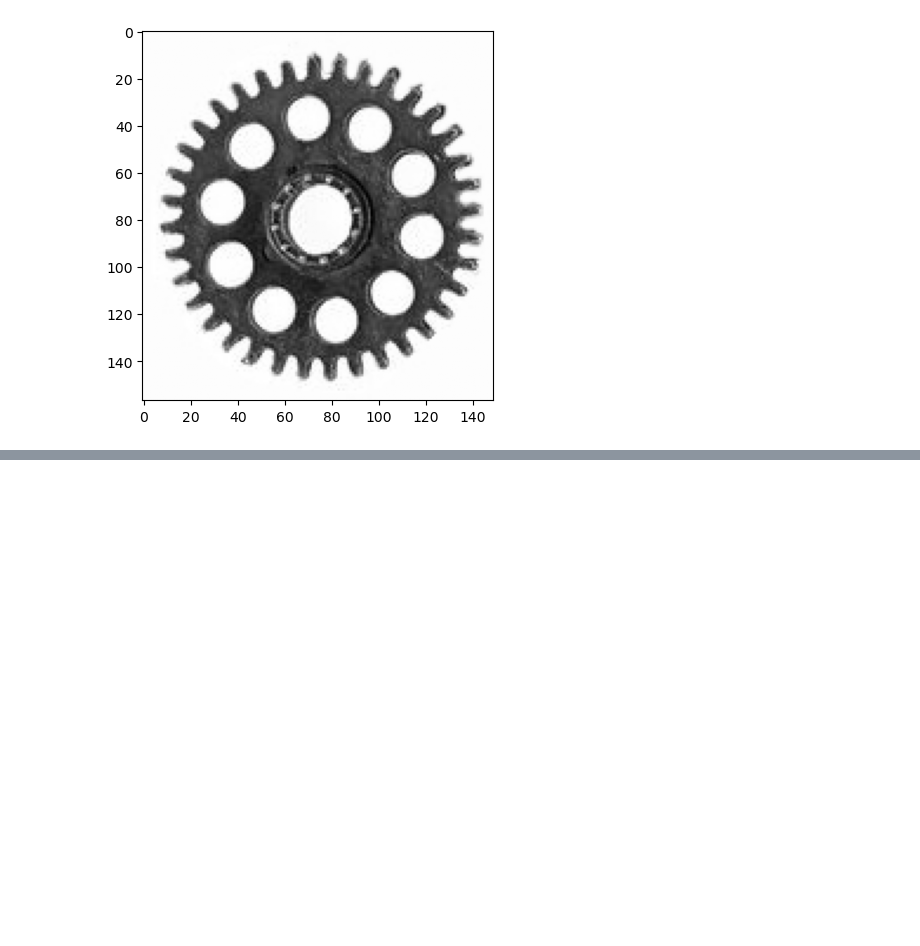
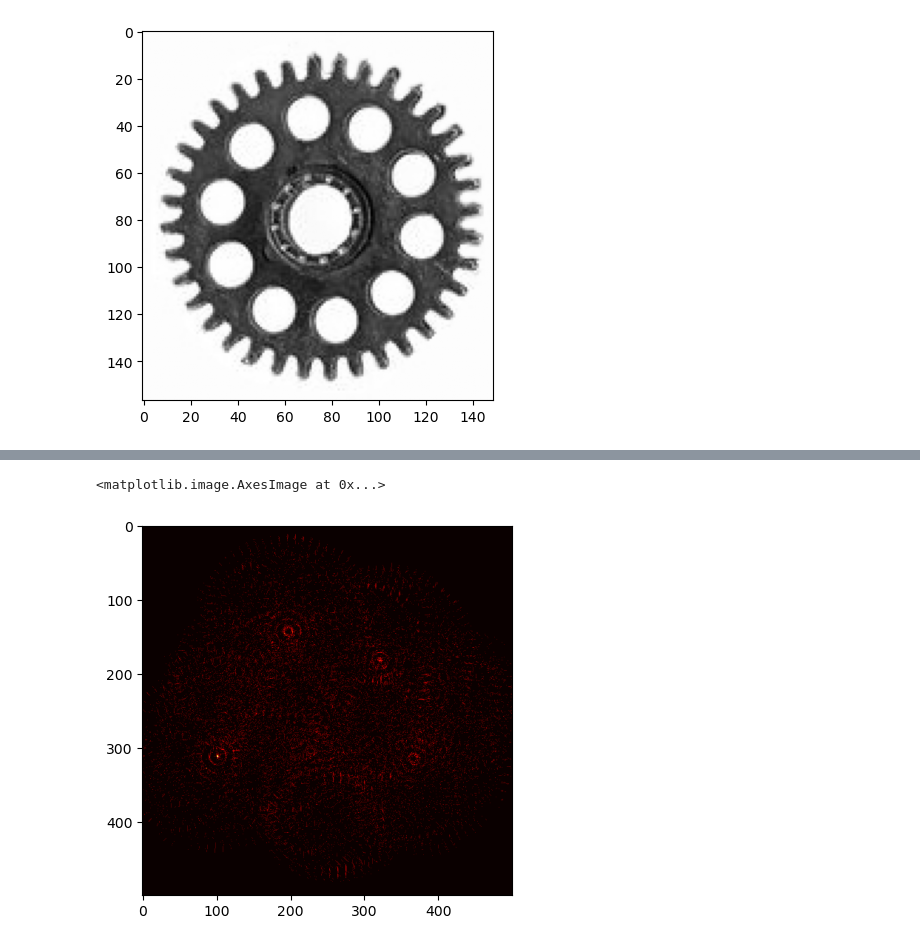
Before and after one commit to MrWlobo/Zaawansowane_Algorytmy_Wizyjne, a Jupyter notebook: Lab04/ZAW_Lab04.ipynb, the cells around one changed output, grey strips where cells are left out. Saved outputs shown, nothing was run; the diff lists cells and outputs as text; code cells hidden in the pictures; blank space fills up the shorter version.

```diff
--- a/Lab04/ZAW_Lab04.ipynb
+++ b/Lab04/ZAW_Lab04.ipynb
@@ -75,0 +80,39 @@ for cnt in contours:
+# %%
+test_img = cv2.imread("trybiki2.jpg", cv2.IMREAD_GRAYSCALE)
+h, w = test_img.shape
+
+accumulator = np.zeros((h, w), dtype=np.float32)
+# %%
+gx_test = cv2.Sobel(test_img, cv2.CV_64F, 1, 0, ksize=3)
+gy_test = cv2.Sobel(test_img, cv2.CV_64F, 0, 1, ksize=3)
+
+mag_test, angle_test = cv2.cartToPolar(gx_test, gy_test, angleInDegrees=True)
+
+mag_max = np.max(mag_test)
+if mag_max > 0:
+    mag_norm = mag_test / mag_max
+else:
+    mag_norm = mag_test
+# %%
+for y in range(h):
+    for x in range(w):
+        if mag_norm[y, x] > 0.5:
+            phi = int(np.round(angle_test[y, x])) % 360
+
+            for r, alpha in r_table[phi]:
+                alpha_rad = np.radians(alpha)
+
+                x1 = int(round(x - r * np.cos(alpha_rad)))
+                y1 = int(round(y - r * np.sin(alpha_rad)))
+
+                if 0 <= x1 < w and 0 <= y1 < h:
+                    accumulator[y1, x1] += 1
+# %%
+acc_vis = cv2.normalize(accumulator, None, 0, 255, cv2.NORM_MINMAX).astype(np.uint8)
+
+_, max_val, _, max_loc = cv2.minMaxLoc(accumulator)
+
+plt.imshow(acc_vis, cmap="hot")
+# %% [output]
+<matplotlib.image.AxesImage at 0x...>
+[figure, added]
```
Also changed, not shown: parts of 5 cells of this notebook.
